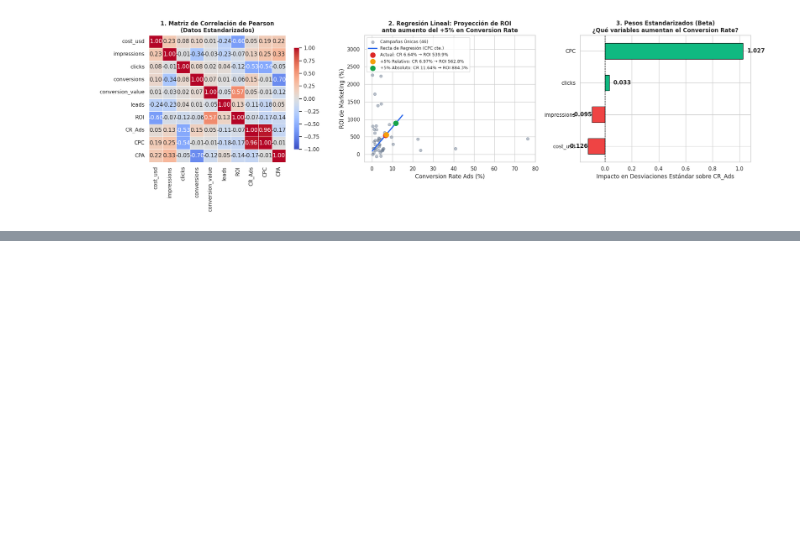
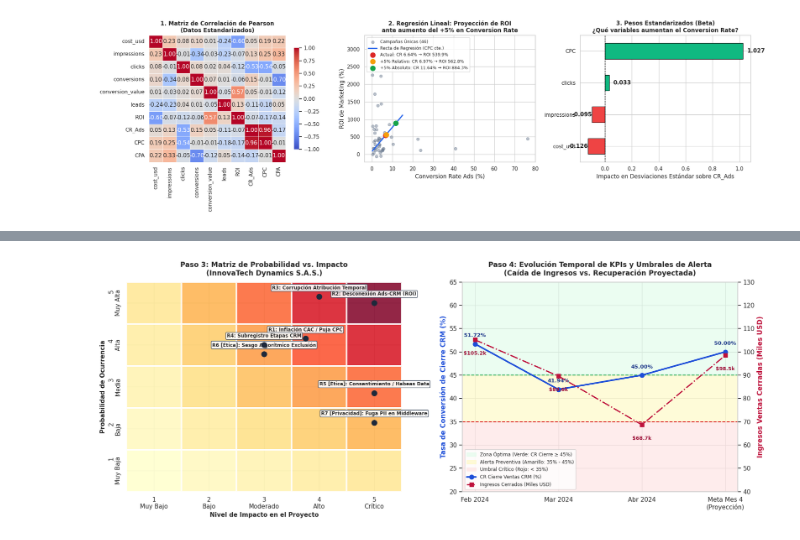
Before and after one commit to fjnarvaezo1-dotcom/UNAD_TRABAJO_-TICA-Y-GOBIERNO-DE-DATOS, a Jupyter notebook: Configuracion_Especializacion_Gestion_de _proyectos_analitica.ipynb, the cells around one changed output, grey strips where cells are left out. Cells and saved outputs as stored; diff of their text form; code cells hidden in the pictures; blank space fills up the shorter version.

```diff
--- a/Configuracion_Especializacion_Gestion_de _proyectos_analitica.ipynb
+++ b/Configuracion_Especializacion_Gestion_de _proyectos_analitica.ipynb
@@ -794,0 +953,90 @@ plt.show()
+# %%
+# Check which specific campaigns have negative ROI_Ads or worst performance
+neg_camps = camp_df[camp_df['ROI_Ads'] < 0][['campaign_id', 'ad_platform', 'industry', 'cost_usd', 'conversion_value', 'ROI_Ads', 'CR_Ads']]
+print("Campañas con ROI_Ads negativo:")
+print(neg_camps)
+
+# Generate a comprehensive 2-panel figure for Paso 3 (Risk Matrix) and Paso 4 (KPI Evolution & Early Warning Thresholds)
+sns.set_theme(style="whitegrid")
+fig, axes = plt.subplots(1, 2, figsize=(17, 6.8))
+
+# --- PANEL 1: Matriz de Probabilidad x Impacto (5x5) ---
+# Eje X: Impacto (1 a 5), Eje Y: Probabilidad (1 a 5)
+impact_grid = np.arange(1, 6)
+prob_grid = np.arange(1, 6)
+score_matrix = np.outer(prob_grid, impact_grid) # 5x5 matrix from 1 to 25
+
+sns.heatmap(
+    score_matrix[::-1], annot=False, cmap="YlOrRd", cbar=False,
+    xticklabels=['1\nMuy Bajo', '2\nBajo', '3\nModerado', '4\nAlto', '5\nCrítico'],
+    yticklabels=['5\nMuy Alta', '4\nAlta', '3\nMedia', '2\nBaja', '1\nMuy Baja'],
+    linewidths=1.5, linecolor='white', alpha=0.85, ax=axes[0]
+)
+
+# Ubicar los riesgos identificados (coordenadas en el heatmap invertido en Y)
+# En el heatmap, columna x_idx = Impacto - 0.5, fila y_idx = 5 - Probabilidad + 0.5
+riesgos = [
+    ("R1: Inflación CAC / Puja CPC", 4, 4, -0.25, -0.15),
+    ("R2: Desconexión Ads-CRM (ROI)", 5, 5, 0.0, 0.0),
+    ("R3: Corrupción Atribución Temporal", 5, 4, 0.0, -0.15),
+    ("R4: Subregistro Etapas CRM", 4, 3, 0.0, 0.0),
+    ("R5 [Ética]: Consentimiento / Habeas Data", 3, 5, 0.0, 0.15),
+    ("R6 [Ética]: Sesgo Algorítmico Exclusión", 4, 3, 0.0, 0.22),
+    ("R7 [Privacidad]: Fuga PII en Middleware", 2, 5, 0.0, -0.15),
+]
+
+for label, prob, imp, dx, dy in riesgos:
+    x_pos = imp - 0.5 + dx
+    y_pos = (5 - prob) + 0.5 + dy
+    axes[0].scatter(x_pos, y_pos, color='#1e293b', s=90, zorder=5)
+    axes[0].text(
+        x_pos, y_pos - 0.15, label, fontsize=8.5, fontweight='bold',
+        ha='center', va='bottom',
+        bbox=dict(boxstyle='round,pad=0.2', facecolor='white', edgecolor='#334155', alpha=0.9)
+    )
+
+axes[0].set_title("Paso 3: Matriz de Probabilidad vs. Impacto\n(InnovaTech Dynamics S.A.S.)", fontsize=12.5, fontweight='bold', pad=12)
+axes[0].set_xlabel("Nivel de Impacto en el Proyecto", fontsize=11, fontweight='bold')
+axes[0].set_ylabel("Probabilidad de Ocurrencia", fontsize=11, fontweight='bold')
+
+# --- PANEL 2: Evolución Temporal de KPIs y Umbrales de Alerta Temprana ---
+meses = ['Feb 2024', 'Mar 2024', 'Abr 2024', 'Meta Mes 4\n(Proyección)']
+cr_cierre_evol = [51.72, 41.94, 45.00, 50.00]
+cr_ads_evol = [3.14, 3.12, 3.25, 3.41] # +5% relativo desde el nivel actual
+
+ax2 = axes[1]
+# Bandas de umbral para Tasa de Cierre CRM (%)
+ax2.axhspan(45, 65, color='#dcfce7', alpha=0.55, label='Zona Óptima (Verde: CR Cierre ≥ 45%)')
+ax2.axhspan(35, 45, color='#fef9c3', alpha=0.65, label='Alerta Preventiva (Amarillo: 35% - 45%)')
+ax2.axhspan(20, 35, color='#fee2e2', alpha=0.65, label='Umbral Crítico (Rojo: < 35%)')
+
+ax2.axhline(45, color='#16a34a', linestyle='--', linewidth=1.5)
+ax2.axhline(35, color='#dc2626', linestyle='--', linewidth=1.5)
+
+ax2.plot(meses, cr_cierre_evol, marker='o', linewidth=2.8, markersize=8, color='#1d4ed8', label='CR Cierre Ventas CRM (%)')
+for i, v in enumerate(cr_cierre_evol):
+    ax2.text(i, v + 1.5, f"{v:.2f}%", ha='center', fontweight='bold', color='#1e3a8a', fontsize=9.5)
+
+# Eje secundario para Ingresos Cerrados Mensuales (USD)
+ax2_sub = ax2.twinx()
+ingresos_evol = [105.18, 89.62, 68.69, 98.50] # en miles de USD
+ax2_sub.plot(meses, ingresos_evol, marker='s', linestyle='-.', linewidth=2.2, markersize=7, color='#be123c', label='Ingresos Cerrados (Miles USD)')
+for i, v in enumerate(ingresos_evol):
+    ax2_sub.text(i, v - 6.5, f"${v:.1f}k", ha='center', fontweight='bold', color='#9f1239', fontsize=9)
+
+ax2.set_ylim(20, 65)
+ax2_sub.set_ylim(40, 130)
+ax2.set_title("Paso 4: Evolución Temporal de KPIs y Umbrales de Alerta\n(Caída de Ingresos vs. Recuperación Proyectada)", fontsize=12.5, fontweight='bold', pad=12)
+ax2.set_ylabel("Tasa de Conversión de Cierre CRM (%)", color='#1d4ed8', fontweight='bold')
+ax2_sub.set_ylabel("Ingresos Ventas Cerradas (Miles USD)", color='#be123c', fontweight='bold')
+ax2_sub.grid(False)
+
+# Leyenda combinada
+lines1, labels1 = ax2.get_legend_handles_labels()
+lines2, labels2 = ax2_sub.get_legend_handles_labels()
+ax2.legend(lines1 + lines2, labels1 + labels2, loc='lower left', fontsize=8.5, frameon=True)
+
+plt.tight_layout()
+plt.savefig("analisis_riesgos_y_kpis_innovatech.png", dpi=150)
+print("Visualización guardada exitosamente.")
+# %% [output]
@@ -794,0 +1054 @@ plt.show()
+[figure, added]
```
Also changed, not shown: parts of 3 cells of this notebook.
